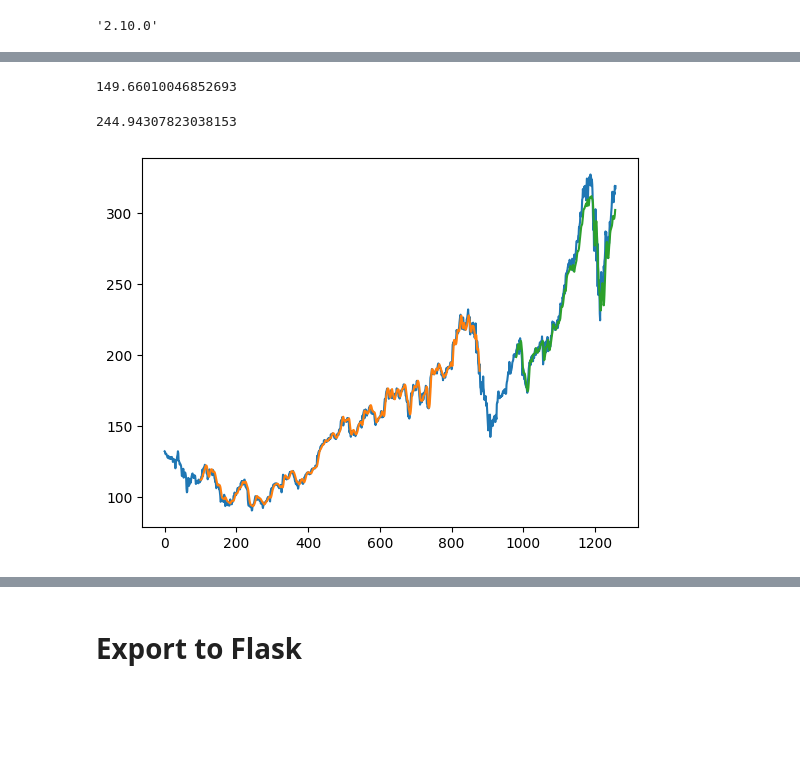
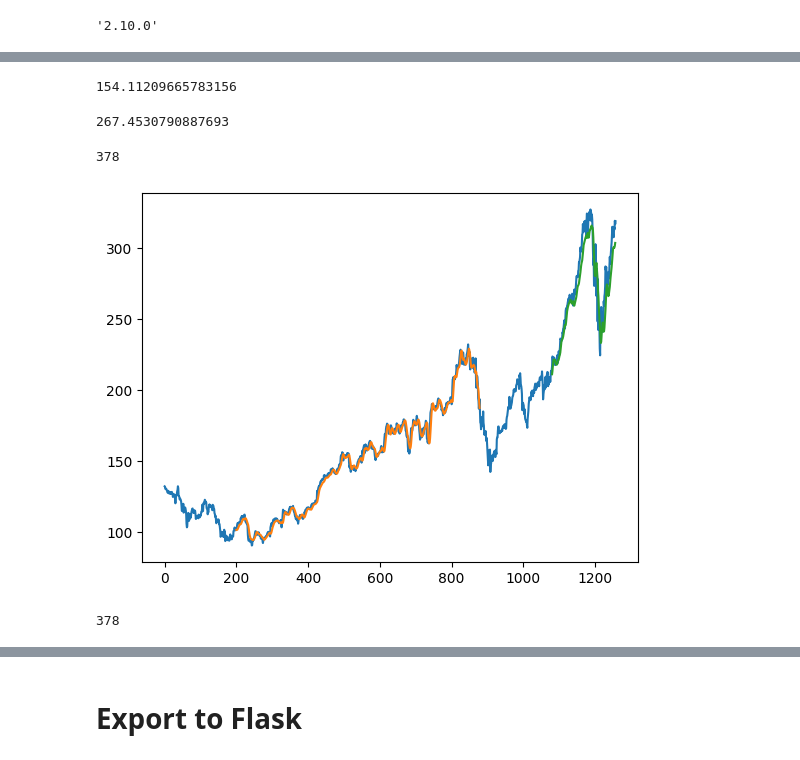
Before and after one commit to dledbetter123/Trade-Companion, a Jupyter notebook: backend/Stock.ipynb, the cells around one changed output, grey strips where cells are left out. Saved outputs shown, nothing was run; the diff lists cells and outputs as text; code cells hidden in the pictures; blank space fills up the shorter version.

```diff
--- a/backend/Stock.ipynb
+++ b/backend/Stock.ipynb
@@ -180,6 +209,7 @@ def create_dataset(dataset, time_step=1):
 	return numpy.array(dataX), numpy.array(dataY)
 # %%
 
-time_step = 100
+time_step = 200
 X_train, y_train = create_dataset(train, time_step)
 X_test, ytest = create_dataset(test, time_step)
+print(len(test))
@@ -214,7 +247,7 @@ from tensorflow.keras.layers import Dense
 from tensorflow.keras.layers import LSTM
 # %%
 model=Sequential()
-model.add(LSTM(50,return_sequences=True,input_shape=(100,1)))
+model.add(LSTM(50,return_sequences=True,input_shape=(200,1)))
 model.add(LSTM(50,return_sequences=True))
 model.add(LSTM(50))
 model.add(Dense(1))
@@ -320,28 +337,32 @@ import math
 from sklearn.metrics import mean_squared_error
 math.sqrt(mean_squared_error(y_train,train_predict))
 # %% [output]
-149.66010046852693
+154.11209665783156
 # %%
 ### Test Data RMSE
 math.sqrt(mean_squared_error(ytest,test_predict))
 # %% [output]
-244.94307823038153
+267.4530790887693
 # %%
 ### Plotting
 # shift train predictions for plotting
-look_back=100
+print(len(test))
+look_back=200
 trainPredictPlot = numpy.empty_like(close)
 trainPredictPlot[:, :] = np.nan
 trainPredictPlot[look_back:len(train_predict)+look_back, :] = train_predict
 # shift test predictions for plotting
 testPredictPlot = numpy.empty_like(close)
 testPredictPlot[:, :] = numpy.nan
 testPredictPlot[len(train_predict)+(look_back*2)+1:len(close)-1, :] = test_predict
 # plot baseline and predictions
 plt.plot(scaler.inverse_transform(close))
 plt.plot(trainPredictPlot)
 plt.plot(testPredictPlot)
 plt.show()
+print(len(test))
 # %% [output]
+378
-[figure, old version]
+[figure, new version]
+378
 # %%
```
Also changed, not shown: parts of 16 cells of this notebook, 5 other files.
